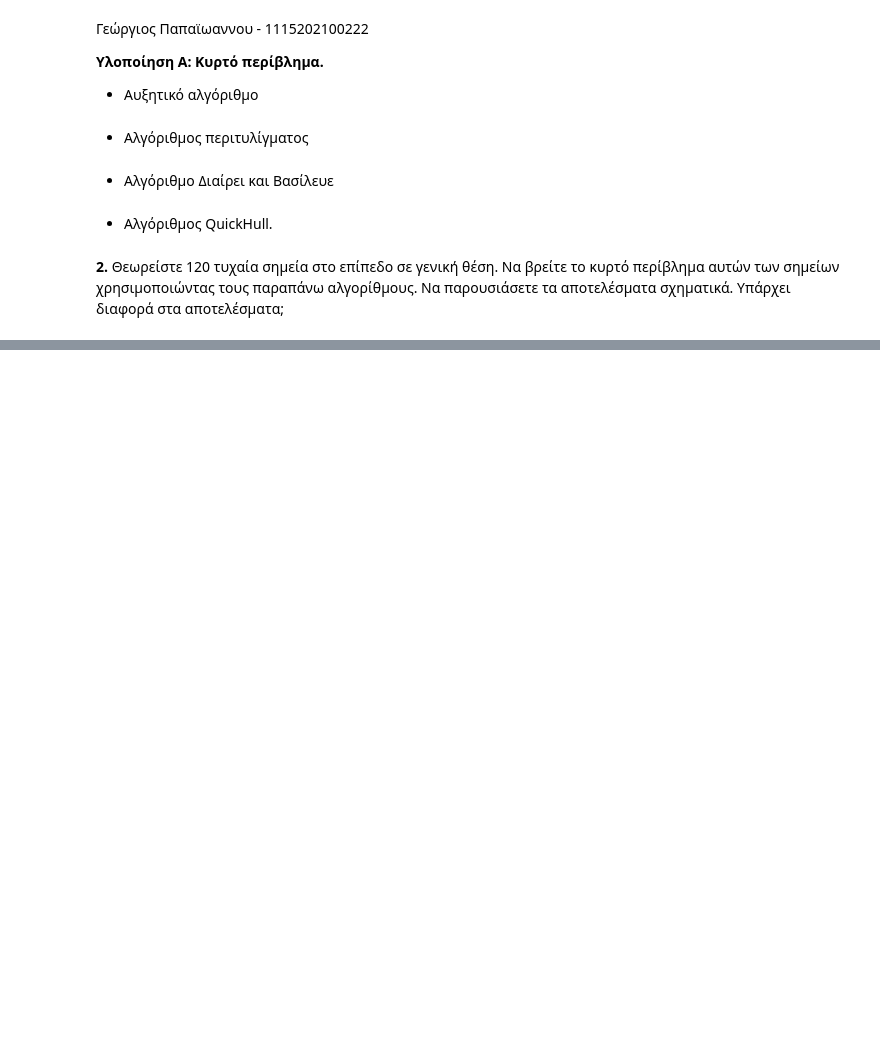
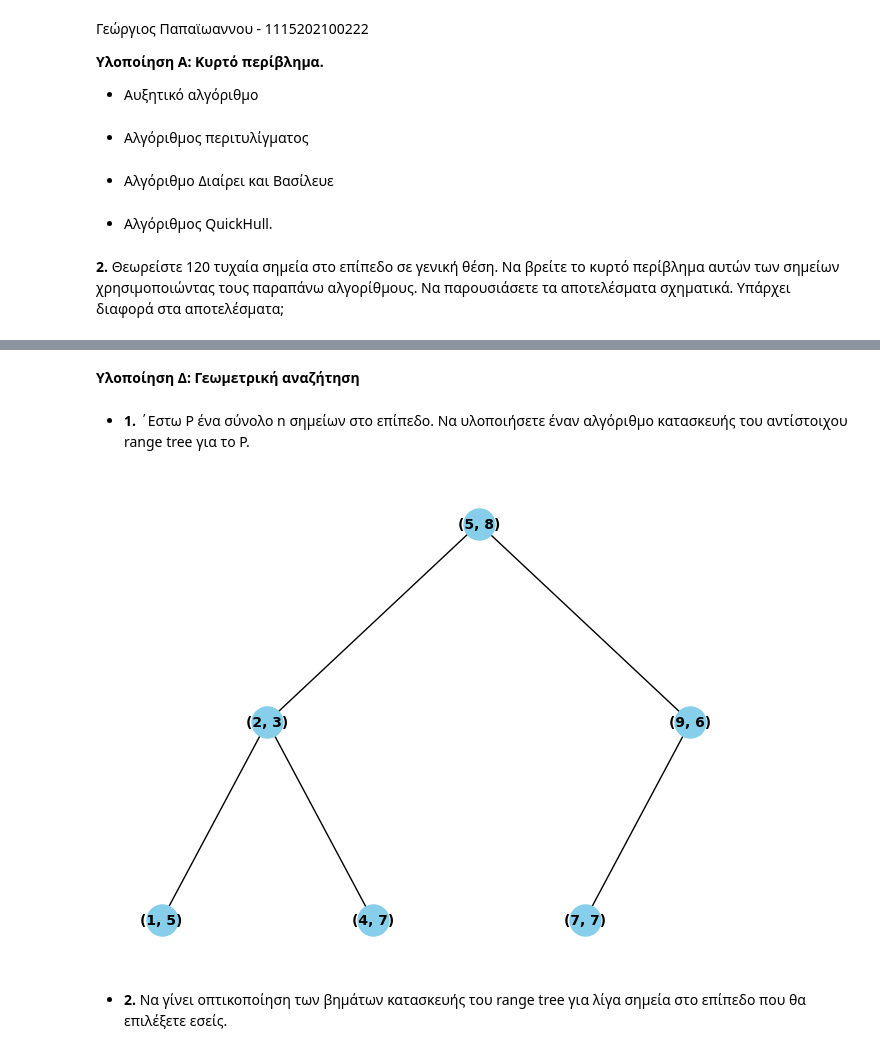
Before and after one commit to geoppn/Theoretical-Polynomial-Analysis, a Jupyter notebook: ergasia.ipynb, the cells around one changed output, grey strips where cells are left out. Saved outputs shown, nothing was run; the diff lists cells and outputs as text; code cells hidden in the pictures; blank space fills up the shorter version.

```diff
--- a/ergasia.ipynb
+++ b/ergasia.ipynb
@@ -209,0 +539,76 @@ plot_hull(points, hull_points, "QuickHull Convex Hull")
+# %% [markdown]
+**Υλοποίηση Δ: Γεωμετρική αναζήτηση**
+# %% [markdown]
+- **1.** ΄Εστω P ένα σύνολο n σημείων στο επίπεδο. Να υλοποιήσετε έναν αλγόριθμο κατασκευής του αντίστοιχου range tree για το P.
+# %%
+import matplotlib.pyplot as plt
+import networkx as nx
+
+# DEFINE THE NODE CLASS
+class Node:
+    def __init__(self, point, left=None, right=None):
+        self.point = point  # STORE THE POINT (x, y)
+        self.left = left
+        self.right = right
+        self.T = None  # AUXILIARY BST
+
+# FUNCTION TO CONSTRUCT THE RANGE TREE
+def construct_range_tree(P):
+    # STEP 1: CREATE AN AUXILIARY STRUCTURE
+    T = sorted(P)  # SORT POINTS BY X-COORDINATE
+
+    # STEPS 2-4: BASE CASE AND RECURSIVE CASE
+    def build_tree(T):
+        if not T:
+            return None
+
+        mid = len(T) // 2
+        root = Node(T[mid])  # STEP 3: CREATE A LEAF NODE WITH THE POINT
+
+        # STEP 1: CREATE AN AUXILIARY STRUCTURE FOR THE CURRENT NODE
+        root.T = T
+
+        # STEP 4: DIVIDE INTO SUBSETS
+        root.left = build_tree(T[:mid])  # STEP 5: RECURSIVE CALL FOR LEFT SUBTREE
+        root.right = build_tree(T[mid+1:])  # STEP 6: RECURSIVE CALL FOR RIGHT SUBTREE
+
+        return root
+
+    return build_tree(T)
+
+# FUNCTION TO ADD EDGES TO THE GRAPH
+def add_edges(G, root, parent=None, pos=None, x=0, y=0, layer=1):
+    if root:
+        G.add_node(root.point, label=str(root.point), pos=(x, y))
+        if parent:
+            G.add_edge(parent.point, root.point)
+        # POSITION CHILDREN NODES
+        if root.left:
+            add_edges(G, root.left, root, pos, x - 1 / layer, y - 1, layer + 1)
+        if root.right:
+            add_edges(G, root.right, root, pos, x + 1 / layer, y - 1, layer + 1)
+
+# FUNCTION TO VISUALIZE THE RANGE TREE
+def visualize_range_tree(root):
+    G = nx.DiGraph()
+    add_edges(G, root)
+    pos = nx.get_node_attributes(G, 'pos')
+    labels = nx.get_node_attributes(G, 'label')
+    nx.draw(G, pos, with_labels=True, labels=labels, node_size=500, node_color="skyblue", font_size=10, font_weight="bold", arrows=False)
+    plt.show()
+
+# GENERATE INTEGER POINTS
+points = [
+    (2, 3), (5, 8), (7, 7), (9, 6), (4, 7), (1, 5)
+]
+
+# CREATE THE RANGE TREE
+root = construct_range_tree(points)
+
+# VISUALIZE THE RANGE TREE
+visualize_range_tree(root)
+# %% [output]
+[figure, added]
+# %% [markdown]
+- **2.** Να γίνει οπτικοποίηση των βημάτων κατασκευής του range tree για λίγα
+σημεία στο επίπεδο που θα επιλέξετε εσείς.
```
Also changed, not shown: parts of 20 cells of this notebook, 2 other files.
